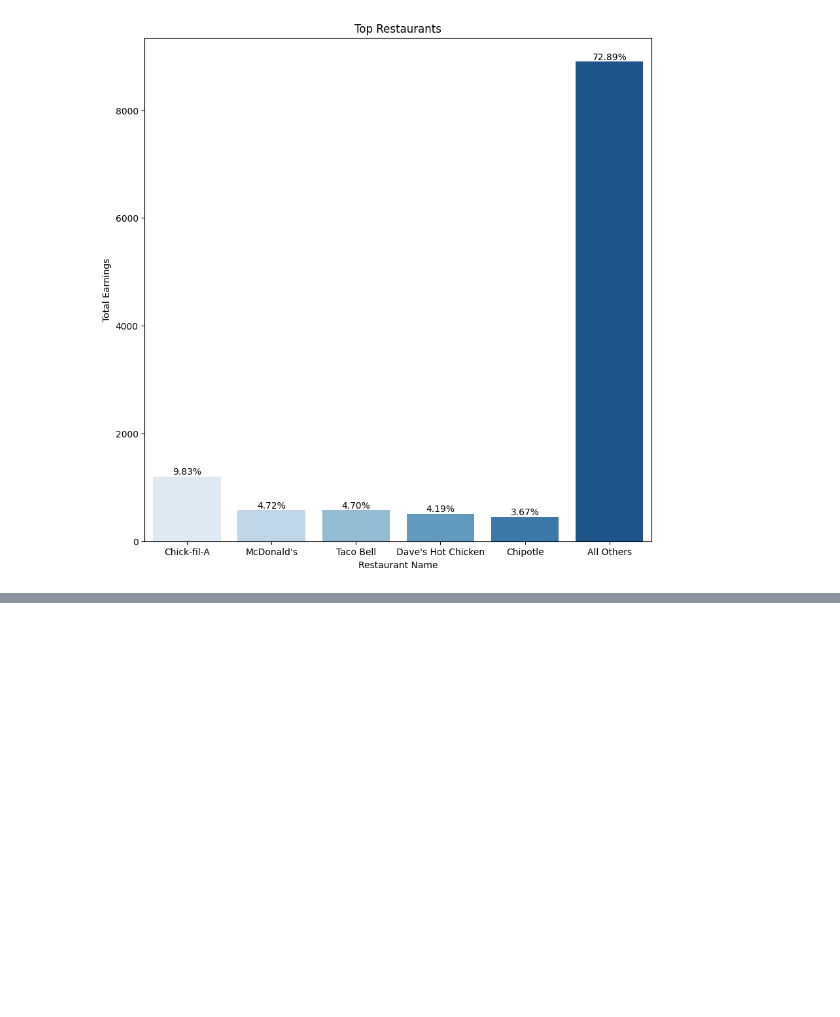
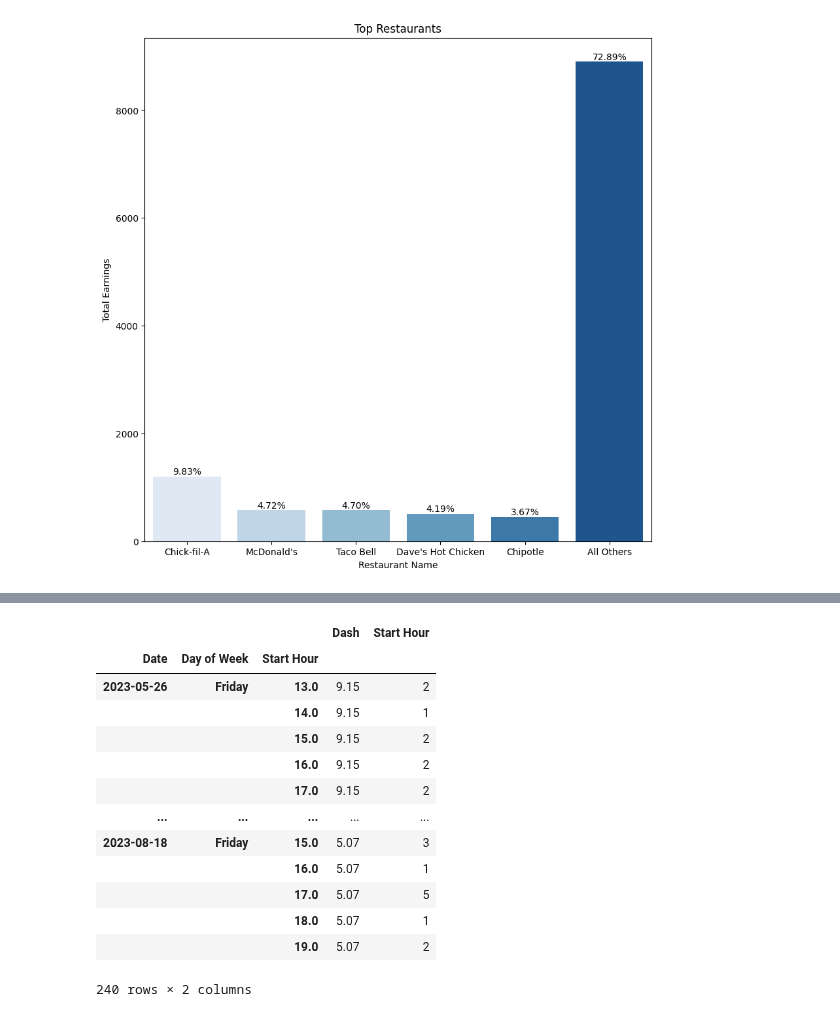
Before and after one commit to Crawford92/DeliveryData, a Jupyter notebook: stats.ipynb, the cells around one changed output, grey strips where cells are left out. Cells and saved outputs as stored; diff of their text form; code cells hidden in the pictures; blank space fills up the shorter version.

```diff
--- a/stats.ipynb
+++ b/stats.ipynb
@@ -802,0 +819,5 @@ plt.close()
+# %%
+tempDF = sheets_DaysDF[["Date", "Dash"]].copy()
+tempDF.index = tempDF['Date']
+del tempDF['Date']
+tempDF
@@ -802,0 +839,20 @@ plt.close()
+# %%
+HourlyDelRateDF1 = tempDF.join(HourlyDelRateDF)
+HourlyDelRateDF1
+
+#THIS WAS A POINTLESS JOIN, THE START HOUR COUNT IS THE HOURLY RATE
+# %% [output]
+|  |  |  | Dash | Start Hour |
+| Date | Day of Week | Start Hour |  |  |
+| 2023-05-26 | Friday | 13.0 | 9.15 | 2 |
+|  |  | 14.0 | 9.15 | 1 |
+|  |  | 15.0 | 9.15 | 2 |
+|  |  | 16.0 | 9.15 | 2 |
+|  |  | 17.0 | 9.15 | 2 |
+| ... | ... | ... | ... | ... |
+| 2023-08-18 | Friday | 15.0 | 5.07 | 3 |
+|  |  | 16.0 | 5.07 | 1 |
+|  |  | 17.0 | 5.07 | 5 |
+|  |  | 18.0 | 5.07 | 1 |
+|  |  | 19.0 | 5.07 | 2 |
+240 rows × 2 columns
```
Also changed, not shown: parts of 5 cells of this notebook.
